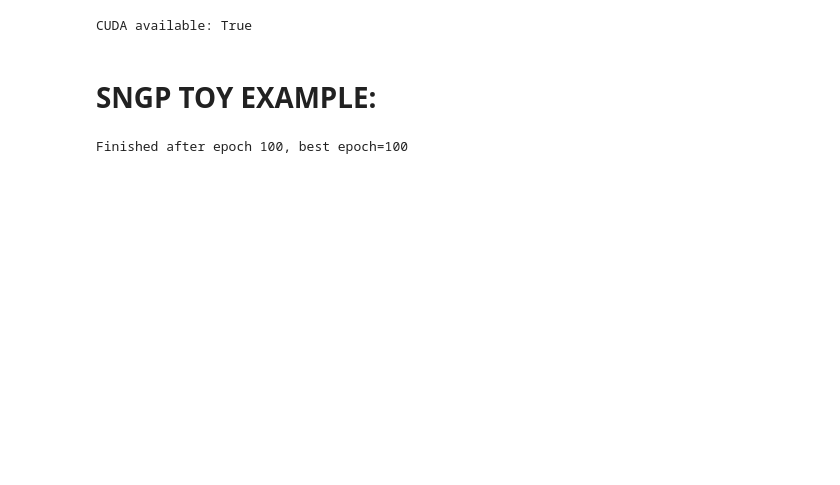
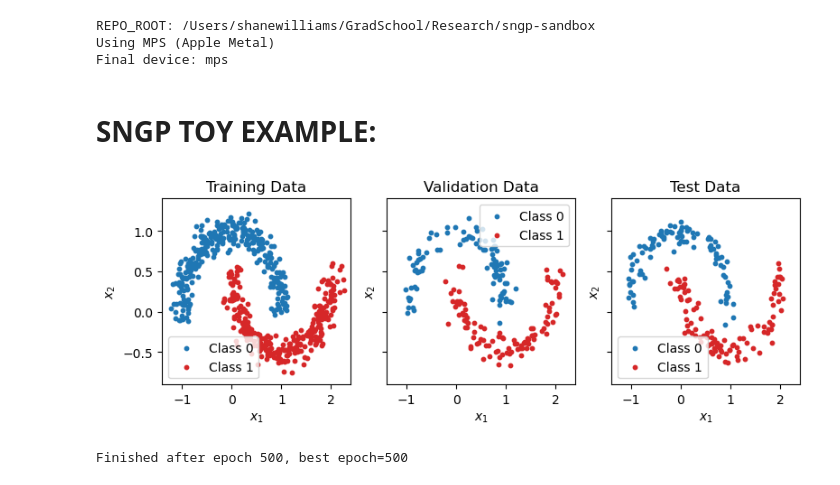
Before and after one commit to shanethomaswilliams/sngp-sandbox, a Jupyter notebook: notebooks/sngp-toy-comparison.ipynb, the cells around one changed output. Cells and saved outputs as stored; diff of their text form; code cells hidden in the pictures; blank space fills up the shorter version.

```diff
--- a/notebooks/sngp-toy-comparison.ipynb
+++ b/notebooks/sngp-toy-comparison.ipynb
@@ -1,24 +1,65 @@
 # %%
-import sys
+import os, sys
+
+# go up one level from the notebook dir
+REPO_ROOT = os.path.abspath(os.path.join(os.getcwd(), ".."))
+if REPO_ROOT not in sys.path:
+    sys.path.insert(0, REPO_ROOT)
+
+print("REPO_ROOT:", REPO_ROOT)
+
 import torch
-sys.path.append('/cluster/tufts/hugheslab/swilli26/SNGP-IMPLEMENTATION/src')
 from sklearn import metrics
 import numpy as np
 import math
 
-import losses
-from models import StandardThreeLayerDNN, SNGPThreeLayerDNN, RandomFeatureGaussianProcess, ResFFN12_128, SNGP_ResFFN12_128
-from utils import train_model, create_moons_data_loaders, get_data_from_loader, apply_bounded_spectral_norm, compute_covariance
-from viz_utils import display_data_splits, plot_loss, plot_preds, plot_probas_over_dense_grid, plot_probabilities, plot_probabilities_gp, plot_thresholded_predictions
-import torch
-print("CUDA available:", torch.cuda.is_available())
+from src import losses
+from src.models import (
+    StandardThreeLayerDNN,
+    SNGPThreeLayerDNN,
+    RandomFeatureGaussianProcess,
+    ResFFN12_128,
+    SNGP_ResFFN12_128,
+)
+from src.utils import (
+    train_model,
+    create_moons_data_loaders,
+    get_data_from_loader,
+    apply_bounded_spectral_norm,
+    compute_covariance,
+)
+from src.viz_utils import (
+    display_data_splits,
+    plot_loss,
+    plot_preds,
+    plot_probas_over_dense_grid,
+    plot_probabilities,
+    plot_probabilities_gp,
+    plot_thresholded_predictions,
+)
+
+if torch.cuda.is_available():
+    device = torch.device("cuda")
+    print("Using CUDA:", torch.cuda.get_device_name(device))
+elif torch.backends.mps.is_available():
+    device = torch.device("mps")
+    print("Using MPS (Apple Metal)")
+else:
+    device = torch.device("cpu")
+    print("Using CPU")
+
+print("Final device:", device)
 # %% [output]
-CUDA available: True
+REPO_ROOT: /Users/shanewilliams/GradSchool/Research/sngp-sandbox
+Using MPS (Apple Metal)
+Final device: mps
 # %% [markdown]
 # **SNGP TOY EXAMPLE:**
 # %%
-train_loader, val_loader, test_loader = create_moons_data_loaders(3000, 3000)
+train_loader, val_loader, test_loader = create_moons_data_loaders(1_000, 1_000)
 display_data_splits(train_loader, val_loader, test_loader)
+# %% [output]
+[figure, added]
 # %%
 input_size = 2
 output_size = 2
@@ -28,8 +69,8 @@ model = StandardThreeLayerDNN(input_size=input_size, hidden_size=hidden_size, ou
 # apply_bounded_spectral_norm(model, name='weight', spec_norm_iteration=15, spec_norm_bound=1.0)
 # summary(model, input_size=(1, 2))
 
-model, info = train_model(model, 'cuda', train_loader, val_loader, losses, n_epochs=100, lr=0.1, do_early_stopping=True, model_filename="/cluster/tufts/hugheslab/swilli26/SNGP-IMPLEMENTATION/results/models/best_model.pth")
+model, info = train_model(model, device, train_loader, val_loader, losses, n_epochs=500, lr=0.1, do_early_stopping=True, model_filename="../results/notebook_results/models/vanilla_best_model.pth")
 # %% [output]
-Finished after epoch 100, best epoch=100
+Finished after epoch 500, best epoch=500
 # %%
 %reload_ext autoreload
```
Also changed, not shown: parts of 8 cells of this notebook, 23 other files.
